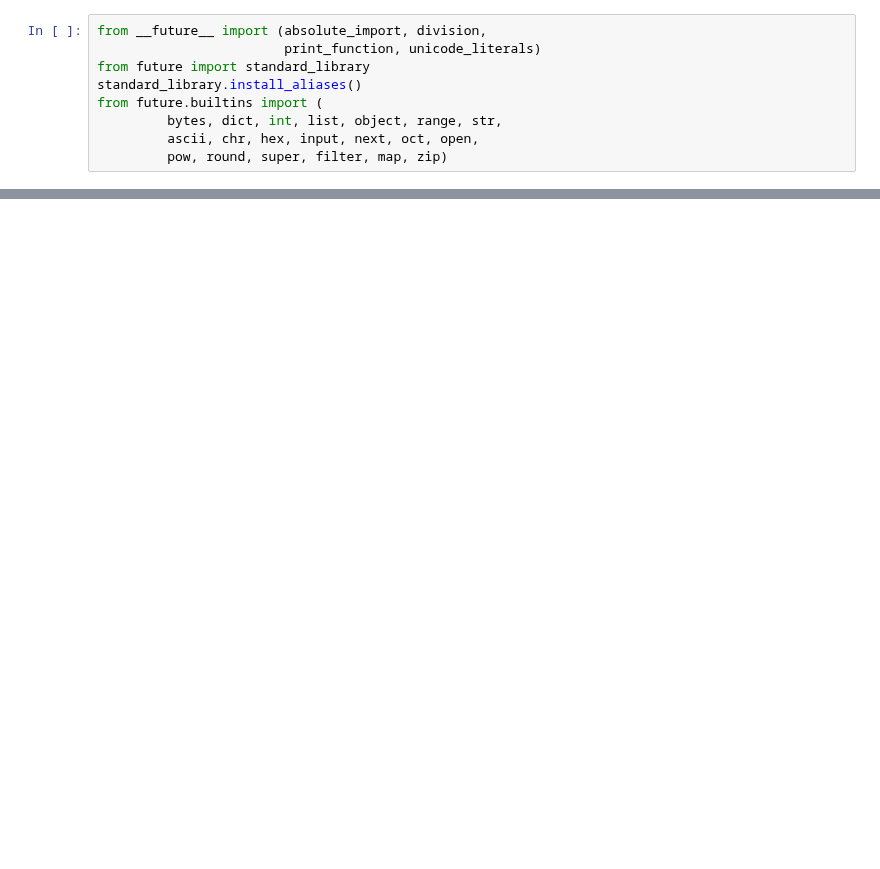
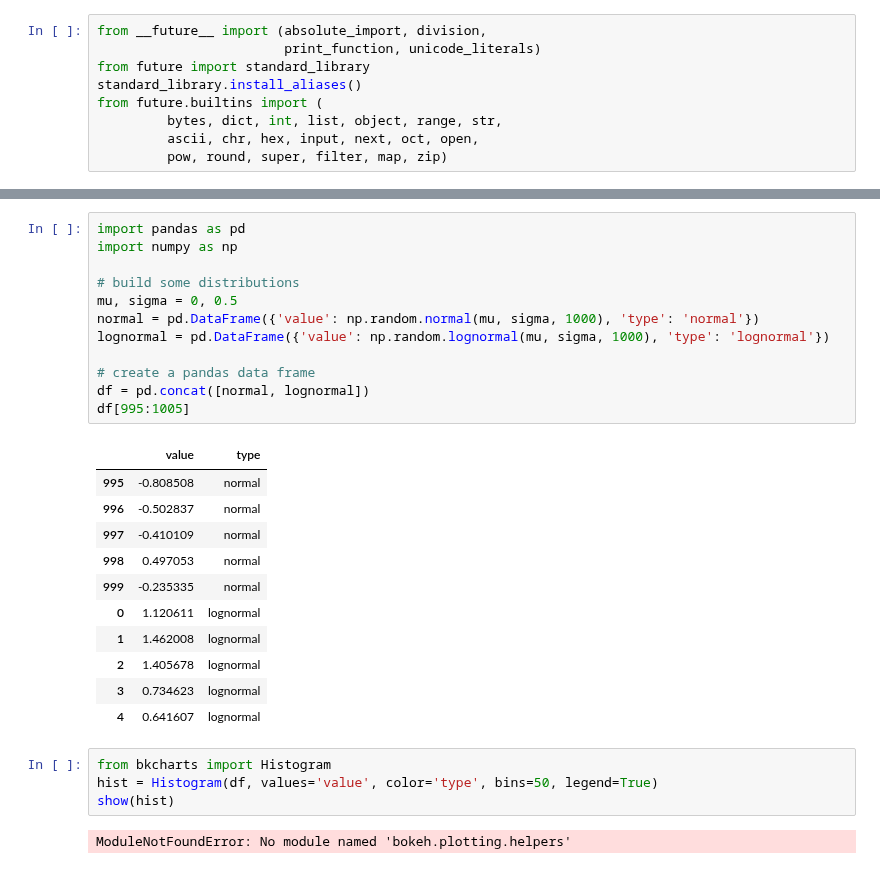
Before and after one commit to LinaSachuk/Deploying-Machine-Learning-Models, a Jupyter notebook: Bokeh.ipynb, the cells around one changed output, grey strips where cells are left out. Saved outputs shown, nothing was run; the diff lists cells and outputs as text; blank space fills up the shorter version.

```diff
--- a/Bokeh.ipynb
+++ b/Bokeh.ipynb
@@ -30,0 +71,30 @@ show(plot)
+# %%
+import pandas as pd
+import numpy as np
+
+# build some distributions
+mu, sigma = 0, 0.5
+normal = pd.DataFrame({'value': np.random.normal(mu, sigma, 1000), 'type': 'normal'})
+lognormal = pd.DataFrame({'value': np.random.lognormal(mu, sigma, 1000), 'type': 'lognormal'})
+
+# create a pandas data frame
+df = pd.concat([normal, lognormal])
+df[995:1005]
+# %% [output]
+|  | value | type |
+| 995 | -0.808508 | normal |
+| 996 | -0.502837 | normal |
+| 997 | -0.410109 | normal |
+| 998 | 0.497053 | normal |
+| 999 | -0.235335 | normal |
+| 0 | 1.120611 | lognormal |
+| 1 | 1.462008 | lognormal |
+| 2 | 1.405678 | lognormal |
+| 3 | 0.734623 | lognormal |
+| 4 | 0.641607 | lognormal |
+# %%
+from bkcharts import Histogram
+hist = Histogram(df, values='value', color='type', bins=50, legend=True)
+show(hist)
+# %% [output]
+ModuleNotFoundError: No module named 'bokeh.plotting.helpers'
```
Also changed, not shown: parts of 1 cell of this notebook, 7 other files.
